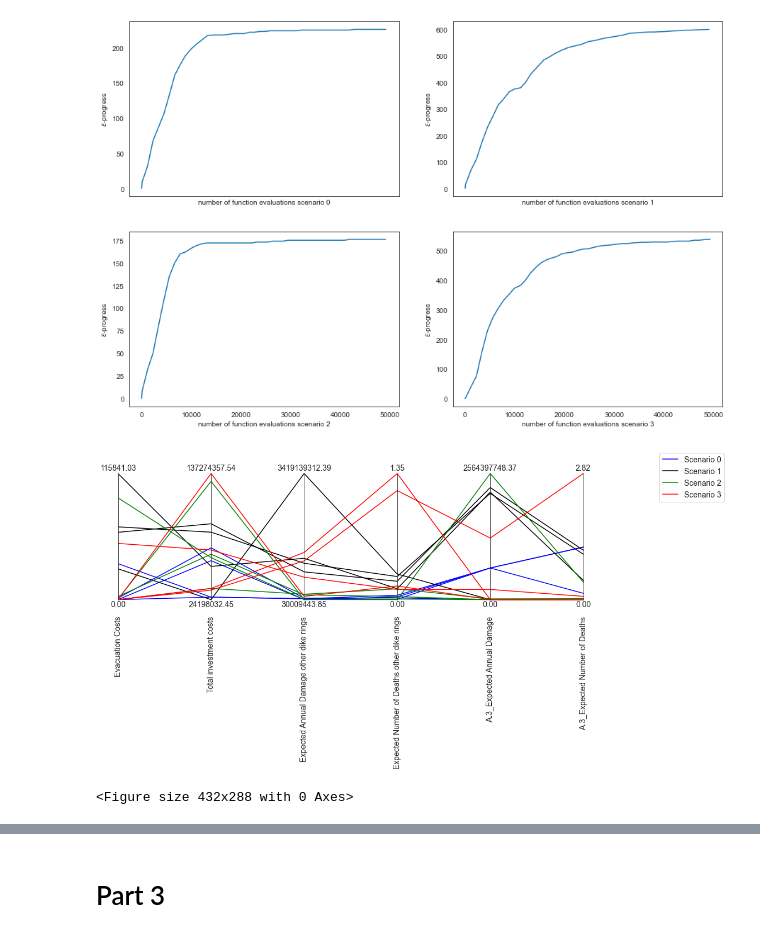
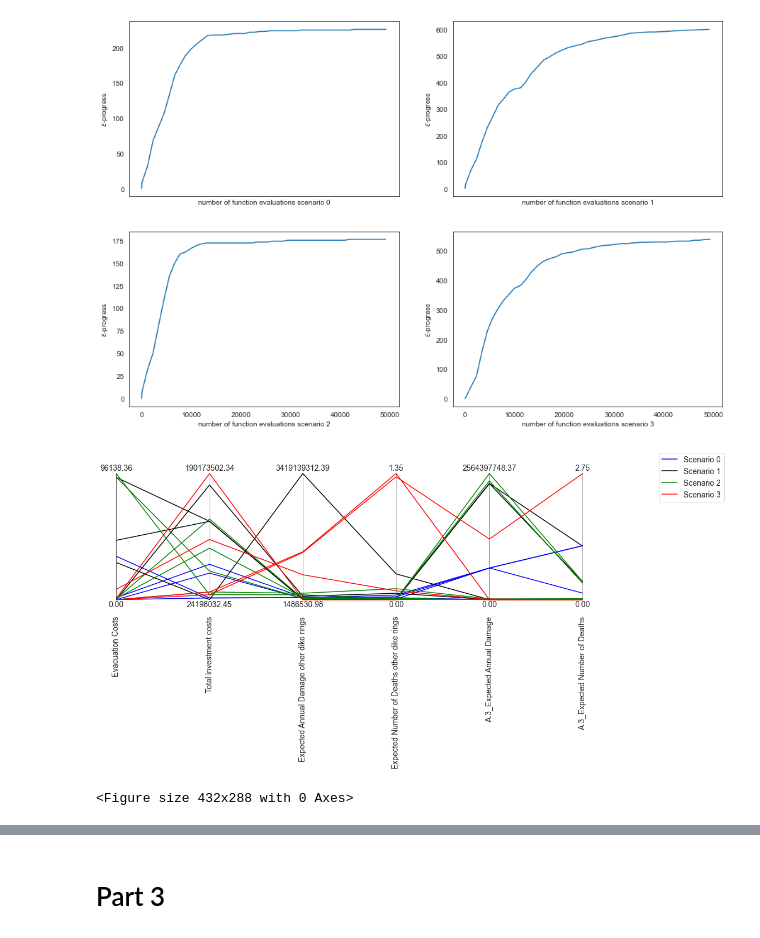
Before and after one commit to tamarvooijs/MBDM, a Jupyter notebook: final assignment/Multi-Scen MORDM Laszlo.ipynb, the cells around one changed output, grey strips where cells are left out. Drawn from its saved outputs; the diff is of its cells as text; code cells hidden in the pictures.

```diff
--- a/final assignment/Multi-Scen MORDM Laszlo.ipynb
+++ b/final assignment/Multi-Scen MORDM Laszlo.ipynb
@@ -136,8 +139,10 @@ try:
     convergence_0 = pd.read_csv("results/convergence_0.csv", index_col=0)
 except IOError:
     with MultiprocessingEvaluator(dike_model) as evaluator:
-        results_0, convergence_0 = evaluator.optimize(nfe=nfe, searchover='levers', convergence=convergence_metrics, reference=scenarios[0],
-                                 epsilons=epsilons)
+        results_0, convergence_0 = evaluator.optimize(nfe=nfe, searchover='levers',
+                                                      convergence=convergence_metrics,
+                                                      reference=scenarios[0],
+                                                      epsilons=epsilons)
 
     results_0.to_csv("results/results_0.csv")
     convergence_0.to_csv("results/convergence_0.csv")
@@ -149,8 +154,10 @@ try:
     convergence_1 = pd.read_csv("results/convergence_1.csv", index_col=0)
 except IOError:
     with MultiprocessingEvaluator(dike_model) as evaluator:
-        results_1, convergence_1 = evaluator.optimize(nfe=nfe, searchover='levers', convergence=convergence_metrics, reference=scenarios[1],
-                                 epsilons=epsilons)
+        results_1, convergence_1 = evaluator.optimize(nfe=nfe, searchover='levers',
+                                                      convergence=convergence_metrics,
+                                                      reference=scenarios[1],
+                                                      epsilons=epsilons)
 
     results_1.to_csv("results/results_1.csv")
     convergence_1.to_csv("results/convergence_1.csv")
@@ -161,8 +168,10 @@ try:
     convergence_2 = pd.read_csv("results/convergence_2.csv", index_col=0)
 except IOError:
     with MultiprocessingEvaluator(dike_model) as evaluator:
-        results_2, convergence_2 = evaluator.optimize(nfe=nfe, searchover='levers', convergence=convergence_metrics, reference=scenarios[2],
-                                 epsilons=epsilons)
+        results_2, convergence_2 = evaluator.optimize(nfe=nfe, searchover='levers',
+                                                      convergence=convergence_metrics,
+                                                      reference=scenarios[2],
+                                                      epsilons=epsilons)
 
     results_2.to_csv("results/results_2.csv")
     convergence_2.to_csv("results/convergence_2.csv")
@@ -173,8 +182,10 @@ try:
     convergence_3 = pd.read_csv("results/convergence_3.csv", index_col=0)
 except IOError:
     with MultiprocessingEvaluator(dike_model) as evaluator:
-        results_3, convergence_3 = evaluator.optimize(nfe=nfe, searchover='levers', convergence=convergence_metrics, reference=scenarios[3],
-                                 epsilons=epsilons)
+        results_3, convergence_3 = evaluator.optimize(nfe=nfe, searchover='levers',
+                                                      convergence=convergence_metrics,
+                                                      reference=scenarios[3],
+                                                      epsilons=epsilons)
 
     results_3.to_csv("results/results_3.csv")
     convergence_3.to_csv("results/convergence_3.csv")
@@ -214,41 +216,41 @@ plt.show()
 # %% [output]
 [figure]
 # %%
-index_policies_0 = results_0.loc[:, [o.name for o in dike_model.outcomes]].idxmin().unique()
-index_policies_1 = results_1.loc[:, [o.name for o in dike_model.outcomes]].idxmin().unique()
-index_policies_2 = results_2.loc[:, [o.name for o in dike_model.outcomes]].idxmin().unique()
-index_policies_3 = results_3.loc[:, [o.name for o in dike_model.outcomes]].idxmin().unique()
+index_0 = results_0.loc[:, [o.name for o in dike_model.outcomes]].idxmin().unique()
+index_1 = results_1.loc[:, [o.name for o in dike_model.outcomes]].idxmin().unique()
+index_2 = results_2.loc[:, [o.name for o in dike_model.outcomes]].idxmin().unique()
+index_3 = results_3.loc[:, [o.name for o in dike_model.outcomes]].idxmin().unique()
 # %%
 # Plot parcoords
-best_outcomes_0 = results_0.loc[index_policies_0, [o.name for o in dike_model.outcomes]]
-best_outcomes_1 = results_1.loc[index_policies_0, [o.name for o in dike_model.outcomes]]
-best_outcomes_2 = results_2.loc[index_policies_0, [o.name for o in dike_model.outcomes]]
-best_outcomes_3 = results_3.loc[index_policies_0, [o.name for o in dike_model.outcomes]]
+best_outcomes_0 = results_0.loc[index_0, [o.name for o in dike_model.outcomes]]
+best_outcomes_1 = results_1.loc[index_1, [o.name for o in dike_model.outcomes]]
+best_outcomes_2 = results_2.loc[index_2, [o.name for o in dike_model.outcomes]]
+best_outcomes_3 = results_3.loc[index_3, [o.name for o in dike_model.outcomes]]
 
 test_list = [best_outcomes_0, best_outcomes_1, best_outcomes_2, best_outcomes_3]
 
 best_outcomes = pd.concat([best_outcomes_0, best_outcomes_1, best_outcomes_2, best_outcomes_3])
 
 limits = parcoords.get_limits(best_outcomes)
 
 colors = iter(sns.color_palette())
 
 axes = parcoords.ParallelAxes(limits)
 
 axes.plot(best_outcomes_0, color='blue', label="Scenario 0")
 axes.plot(best_outcomes_1, color='black', label="Scenario 1")
 axes.plot(best_outcomes_2, color='green', label="Scenario 2")
 axes.plot(best_outcomes_3, color='red', label="Scenario 3")
 axes.legend()
 
 fig = axes.fig
 fig.set_size_inches(15,5)
 plt.show()
 
 
-paraxes.legend()
+axes.legend()
 plt.show()
 # %% [output]
-[figure, old version]
+[figure, new version]
 <Figure size 432x288 with 0 Axes>
 # %%
```
Also changed, not shown: parts of 45 cells of this notebook, 5 other files.
